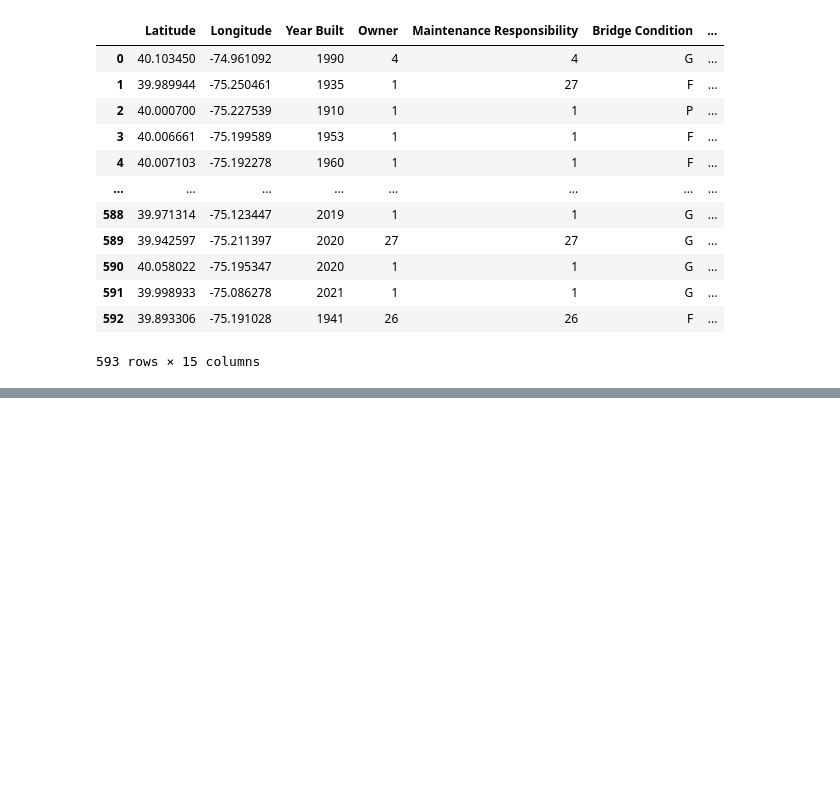
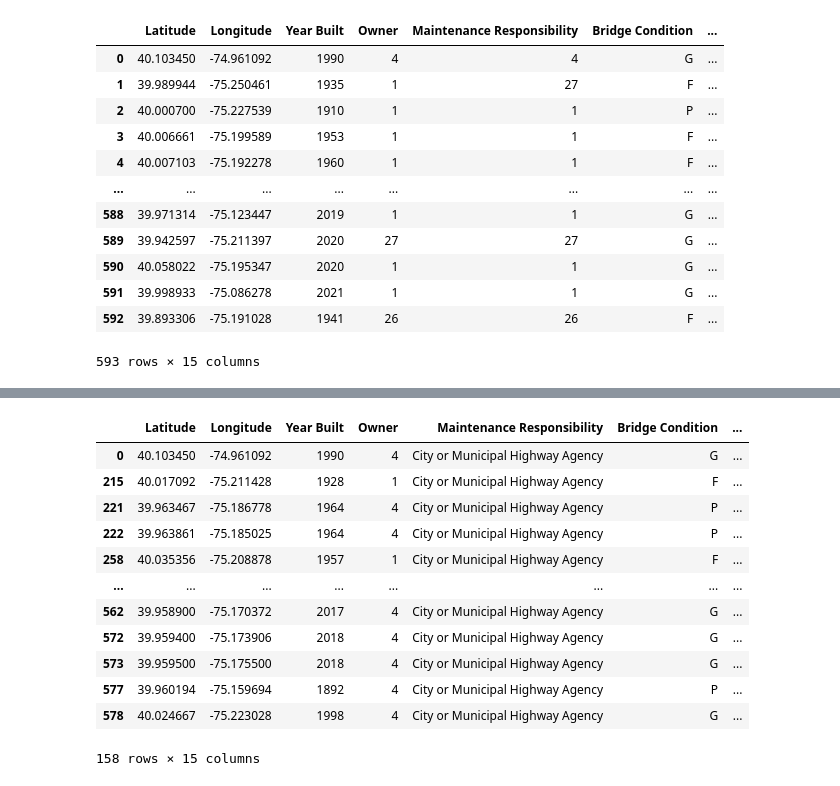
Before and after one commit to PatrickJohnDean/Project-3-Orange-Team, a Jupyter notebook: Bridge_df.ipynb, the cells around one changed output, grey strips where cells are left out. Saved outputs shown, nothing was run; the diff lists cells and outputs as text; code cells hidden in the pictures; blank space fills up the shorter version.

```diff
--- a/Bridge_df.ipynb
+++ b/Bridge_df.ipynb
@@ -84,0 +105,19 @@ bridge_df
+# %%
+#Filter down the 'Maintenance Responsibility' column to bridges only maintained by the city of Philadelphia
+
+bridge_df  = bridge_df.loc[bridge_df["Maintenance Responsibility"]== "City or Municipal Highway Agency"]
+bridge_df
+# %% [output]
+|  | Latitude | Longitude | Year Built | Owner | Maintenance Responsibility | Bridge Condition | ... |
+| 0 | 40.103450 | -74.961092 | 1990 | 4 | City or Municipal Highway Agency | G | ... |
+| 215 | 40.017092 | -75.211428 | 1928 | 1 | City or Municipal Highway Agency | F | ... |
+| 221 | 39.963467 | -75.186778 | 1964 | 4 | City or Municipal Highway Agency | P | ... |
+| 222 | 39.963861 | -75.185025 | 1964 | 4 | City or Municipal Highway Agency | P | ... |
+| 258 | 40.035356 | -75.208878 | 1957 | 1 | City or Municipal Highway Agency | F | ... |
+| ... | ... | ... | ... | ... | ... | ... | ... |
+| 562 | 39.958900 | -75.170372 | 2017 | 4 | City or Municipal Highway Agency | G | ... |
+| 572 | 39.959400 | -75.173906 | 2018 | 4 | City or Municipal Highway Agency | G | ... |
+| 573 | 39.959500 | -75.175500 | 2018 | 4 | City or Municipal Highway Agency | G | ... |
+| 577 | 39.960194 | -75.159694 | 1892 | 4 | City or Municipal Highway Agency | P | ... |
+| 578 | 40.024667 | -75.223028 | 1998 | 4 | City or Municipal Highway Agency | G | ... |
+158 rows × 15 columns
```
Also changed, not shown: parts of 3 cells of this notebook.
